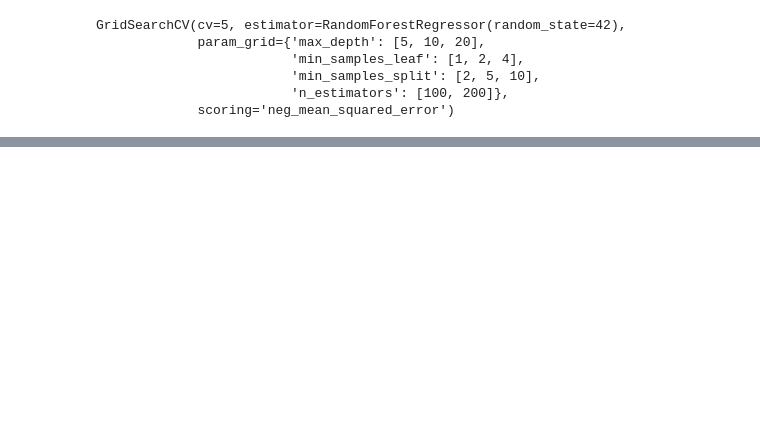
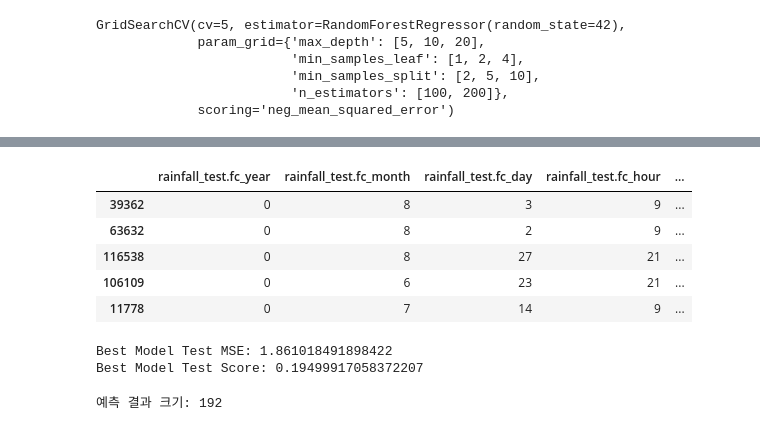
Before and after one commit to mjmmjmmjjjmj/weather-forecast, a Jupyter notebook: 날씨2.ipynb, the cells around one changed output, grey strips where cells are left out. Cells and saved outputs as stored; diff of their text form; code cells hidden in the pictures; blank space fills up the shorter version.

```diff
--- a/날씨2.ipynb
+++ b/날씨2.ipynb
@@ -339,0 +342,32 @@ AttributeError: 'GridSearchCV' object has no attribute 'best_estimator_'
+# %%
+import pandas as pd
+from sklearn.model_selection import train_test_split
+from sklearn.metrics import mean_squared_error
+from sklearn.ensemble import ExtraTreesRegressor, RandomForestRegressor
+from sklearn.model_selection import GridSearchCV, RandomizedSearchCV
+from tqdm import tqdm
+
+# 데이터 로드 및 전처리 (예시 데이터 사용)
+test_data = pd.read_csv('./Test_rainfall_test_test.csv')
+
+fc_year2 = 'rainfall_test.fc_year'
+fc_month2 = 'rainfall_test.fc_month'
+fc_day2 = 'rainfall_test.fc_day'
+fc_hour2 = 'rainfall_test.fc_hour'
+stn4contest2 = 'rainfall_test.stn4contest'
+dh2 = 'rainfall_test.dh'
+ef_year2 = 'rainfall_test.ef_year'
+ef_month2 = 'rainfall_test.ef_month'
+ef_day2 = 'rainfall_test.ef_day'
+ef_hour2 = 'rainfall_test.ef_hour'
+v012 = 'rainfall_test.v01'
+v022 = 'rainfall_test.v02'
+v032 = 'rainfall_test.v03'
+v042 = 'rainfall_test.v04'
+v052 = 'rainfall_test.v05'
+v062 = 'rainfall_test.v06'
+v072 = 'rainfall_test.v07'
+v082 = 'rainfall_test.v08'
+v092 = 'rainfall_test.v09'
+vv2 = 'rainfall_test.vv'
+class_interval2 = 'rainfall_test.class_interval'
@@ -339,0 +396,19 @@ AttributeError: 'GridSearchCV' object has no attribute 'best_estimator_'
+# %%
+test_sample = test_data.sample(n=192, random_state=42)
+# %%
+from sklearn.preprocessing import LabelEncoder
+
+le = LabelEncoder()
+
+test_sample[fc_year2] = le.fit_transform(test_sample[fc_year2])
+test_sample[ef_year2] = le.fit_transform(test_sample[ef_year2])
+test_sample[stn4contest2] = le.fit_transform(test_sample[stn4contest2])
+
+test_sample.head()
+# %% [output]
+|  | rainfall_test.fc_year | rainfall_test.fc_month | rainfall_test.fc_day | rainfall_test.fc_hour | ... |
+| 39362 | 0 | 8 | 3 | 9 | ... |
+| 63632 | 0 | 8 | 2 | 9 | ... |
+| 116538 | 0 | 8 | 27 | 21 | ... |
+| 106109 | 0 | 6 | 23 | 21 | ... |
+| 11778 | 0 | 7 | 14 | 9 | ... |
@@ -339,0 +435,10 @@ AttributeError: 'GridSearchCV' object has no attribute 'best_estimator_'
+# %%
+print(f'Best Model Test MSE: {test_mse}')
+print(f'Best Model Test Score: {test_score}')
+# %% [output]
+Best Model Test MSE: 1.861018491898422
+Best Model Test Score: 0.19499917058372207
+# %%
+print(f'예측 결과 크기: {len(test_predictions)}')
+# %% [output]
+예측 결과 크기: 192
```
Also changed, not shown: parts of 12 cells of this notebook, 27 other files.
